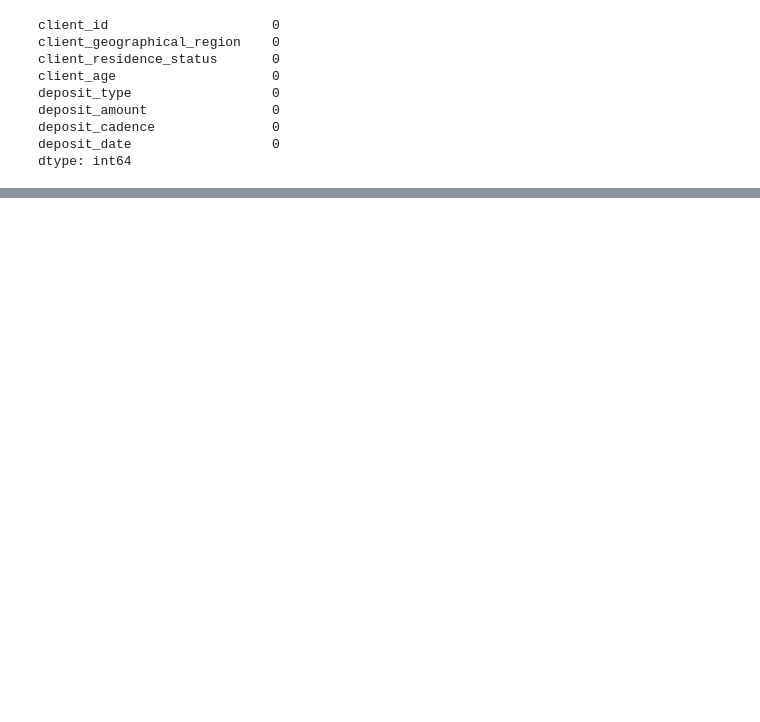
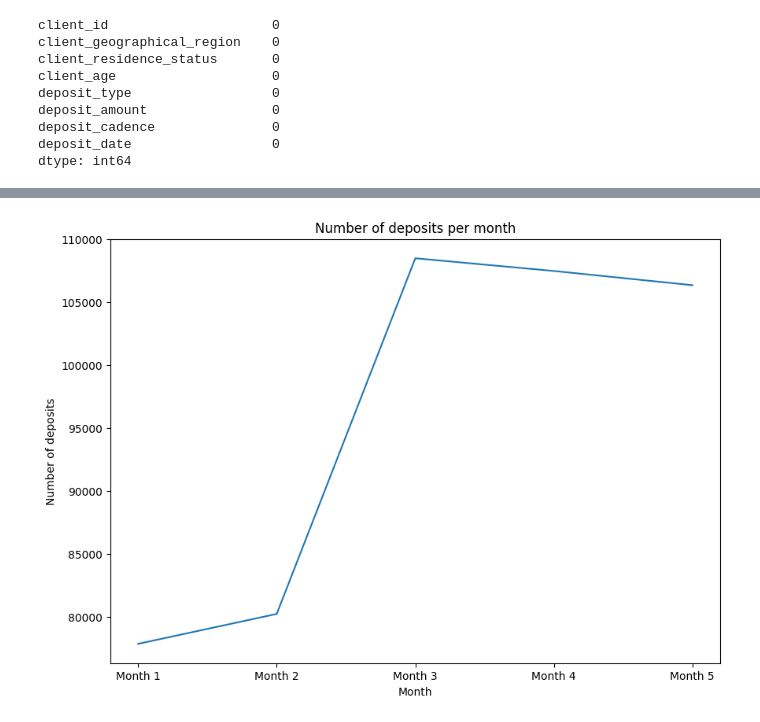
Before and after one commit to nikhilbansal23/Marketing-Campaign-Results, a Jupyter notebook: Marketing_Campaign_Results.ipynb, the cells around one changed output, grey strips where cells are left out. Saved outputs shown, nothing was run; the diff lists cells and outputs as text; code cells hidden in the pictures; blank space fills up the shorter version.

```diff
--- a/Marketing_Campaign_Results.ipynb
+++ b/Marketing_Campaign_Results.ipynb
@@ -166,0 +184,10 @@ Name: deposit_type, dtype: int64
+# %%
+number_of_deposits_by_month = df.groupby(by=df["month_name"]).size()
+
+_ = plt.plot(number_of_deposits_by_month)
+
+_ = plt.title("Number of deposits per month")
+_ = plt.ylabel("Number of deposits")
+_ = plt.xlabel("Month")
+# %% [output]
+[figure, added]
```
Also changed, not shown: parts of 62 cells of this notebook.
